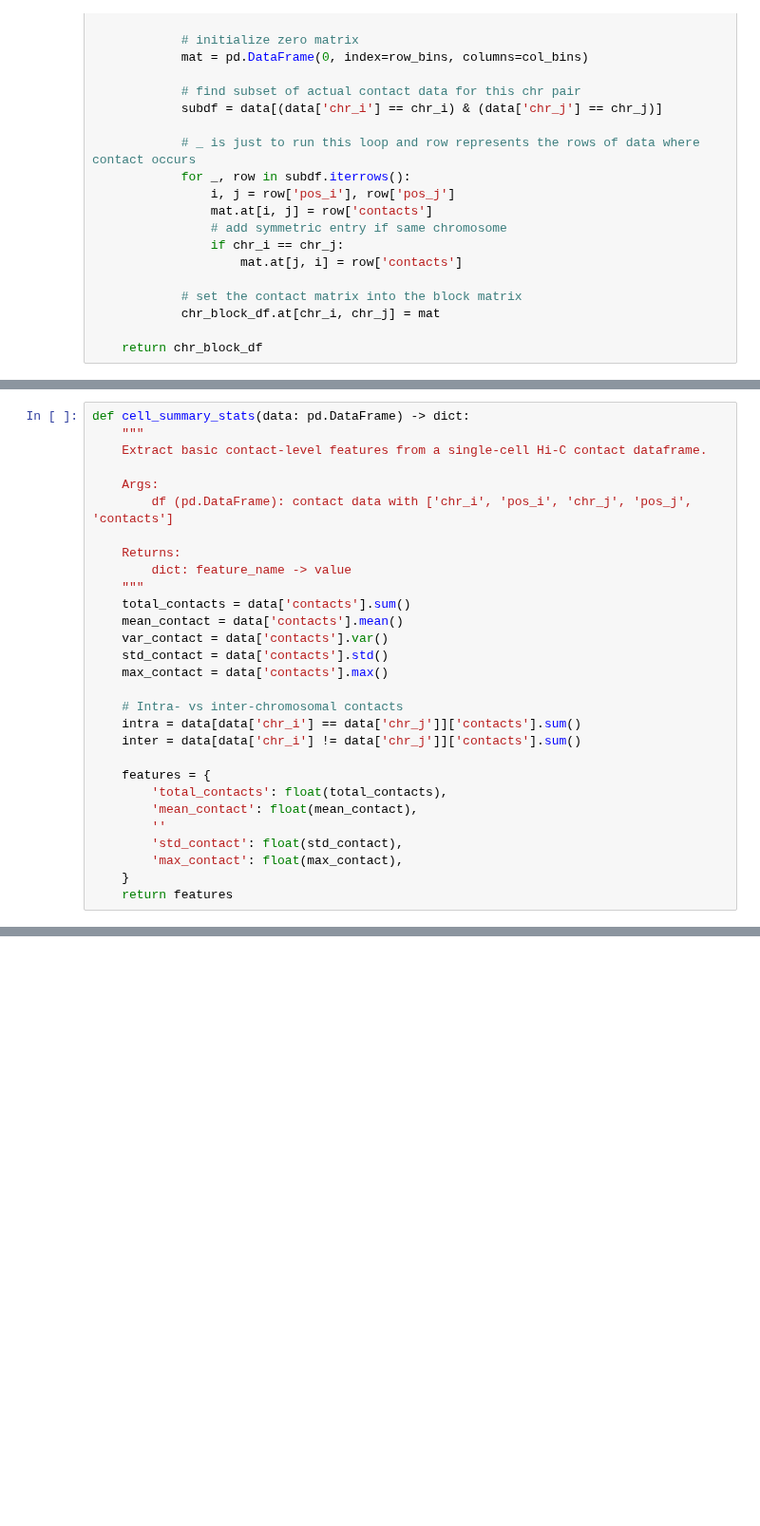
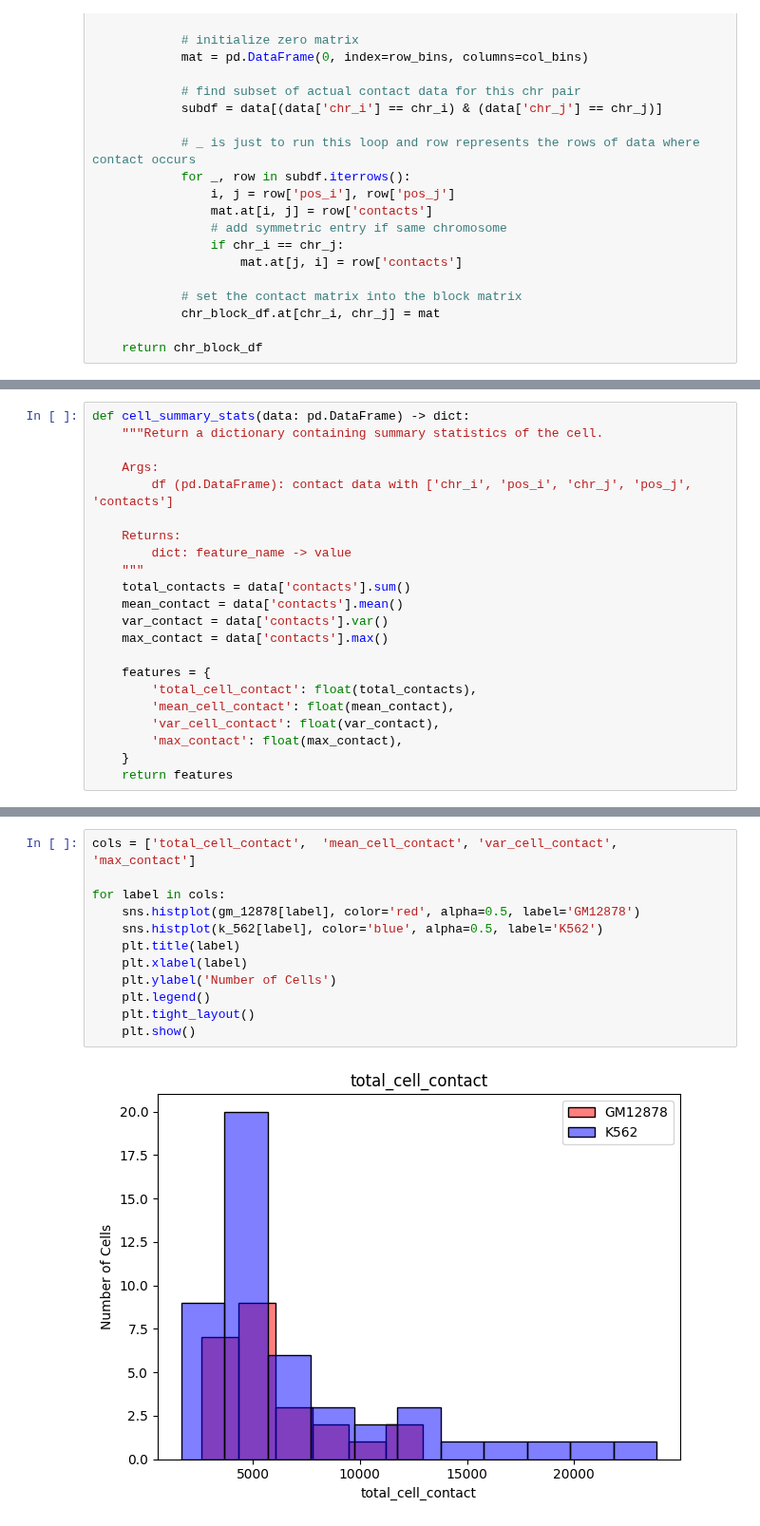
Before and after one commit to annarasheed/UTSSRP, a Jupyter notebook: matrix-chromosome.ipynb, the cells around one changed output, grey strips where cells are left out. Shown at 95% size. Saved outputs shown, nothing was run; the diff lists cells and outputs as text; blank space fills up the shorter version.

```diff
--- a/matrix-chromosome.ipynb
+++ b/matrix-chromosome.ipynb
@@ -130,7 +131,6 @@ plt.show()
 # %%
 def cell_summary_stats(data: pd.DataFrame) -> dict:
-    """
-    Extract basic contact-level features from a single-cell Hi-C contact dataframe.
+    """Return a dictionary containing summary statistics of the cell.
 
     Args:
         df (pd.DataFrame): contact data with ['chr_i', 'pos_i', 'chr_j', 'pos_j', 'contacts']
@@ -141,18 +141,12 @@ def cell_summary_stats(data: pd.DataFrame) -> dict:
     total_contacts = data['contacts'].sum()
     mean_contact = data['contacts'].mean()
     var_contact = data['contacts'].var()
-    std_contact = data['contacts'].std()
     max_contact = data['contacts'].max()
 
-    # Intra- vs inter-chromosomal contacts
-    intra = data[data['chr_i'] == data['chr_j']]['contacts'].sum()
-    inter = data[data['chr_i'] != data['chr_j']]['contacts'].sum()
-
     features = {
-        'total_contacts': float(total_contacts),
-        'mean_contact': float(mean_contact),
-        ''
-        'std_contact': float(std_contact),
+        'total_cell_contact': float(total_contacts),
+        'mean_cell_contact': float(mean_contact),
+        'var_cell_contact': float(var_contact),
         'max_contact': float(max_contact),
     }
     return features
@@ -237,0 +257,14 @@ plt.show()
+# %%
+cols = ['total_cell_contact',  'mean_cell_contact', 'var_cell_contact', 'max_contact']
+
+for label in cols:
+    sns.histplot(gm_12878[label], color='red', alpha=0.5, label='GM12878')
+    sns.histplot(k_562[label], color='blue', alpha=0.5, label='K562')
+    plt.title(label)
+    plt.xlabel(label)
+    plt.ylabel('Number of Cells')
+    plt.legend()
+    plt.tight_layout()
+    plt.show()
+# %% [output]
+[figure, added]
```
Also changed, not shown: parts of 9 cells of this notebook.
